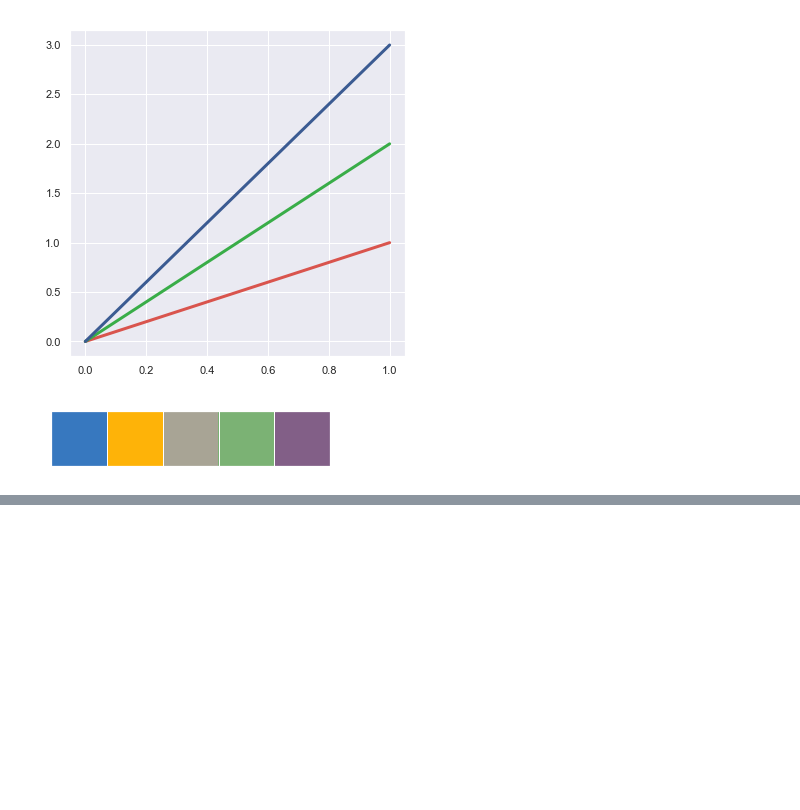
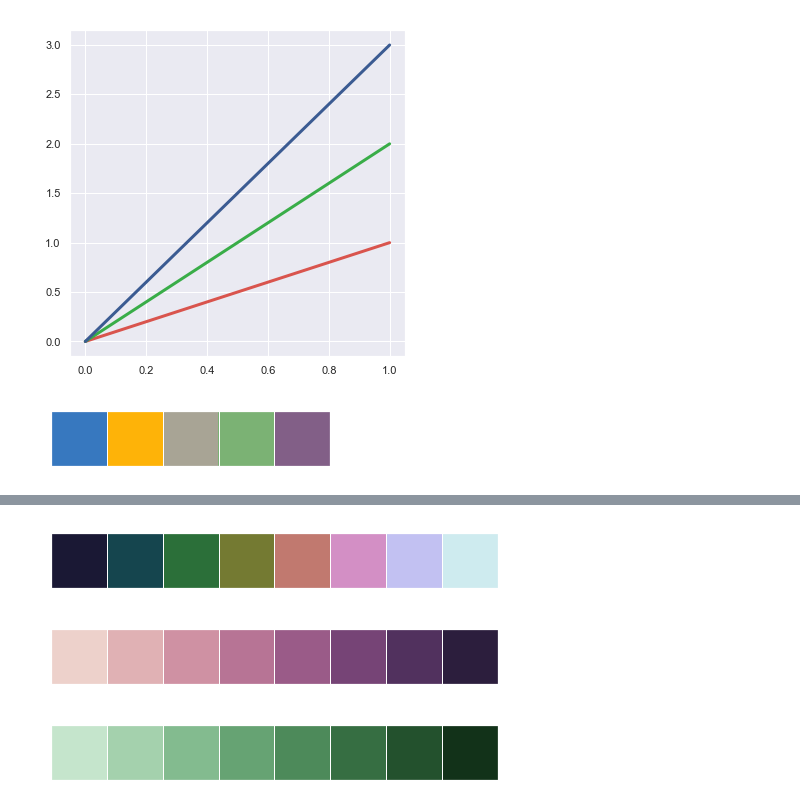
Before and after one commit to McJevons/SmallProject, a Jupyter notebook: Seaborn（二）：颜色风格设置.ipynb, the cells around one changed output, grey strips where cells are left out. Saved outputs shown, nothing was run; the diff lists cells and outputs as text; code cells hidden in the pictures; blank space fills up the shorter version.

```diff
--- a/Seaborn（二）：颜色风格设置.ipynb
+++ b/Seaborn（二）：颜色风格设置.ipynb
@@ -87,0 +116,12 @@ sns.palplot(sns.xkcd_palette(colors))
+# %%
+sns.palplot(sns.color_palette("cubehelix",8))
+# %% [output]
+[figure, added]
+# %%
+sns.palplot(sns.cubehelix_palette(8))
+# %% [output]
+[figure, added]
+# %%
+sns.palplot(sns.cubehelix_palette(8,start=2,rot=0))
+# %% [output]
+[figure, added]
```
Also changed, not shown: parts of 30 cells of this notebook.
